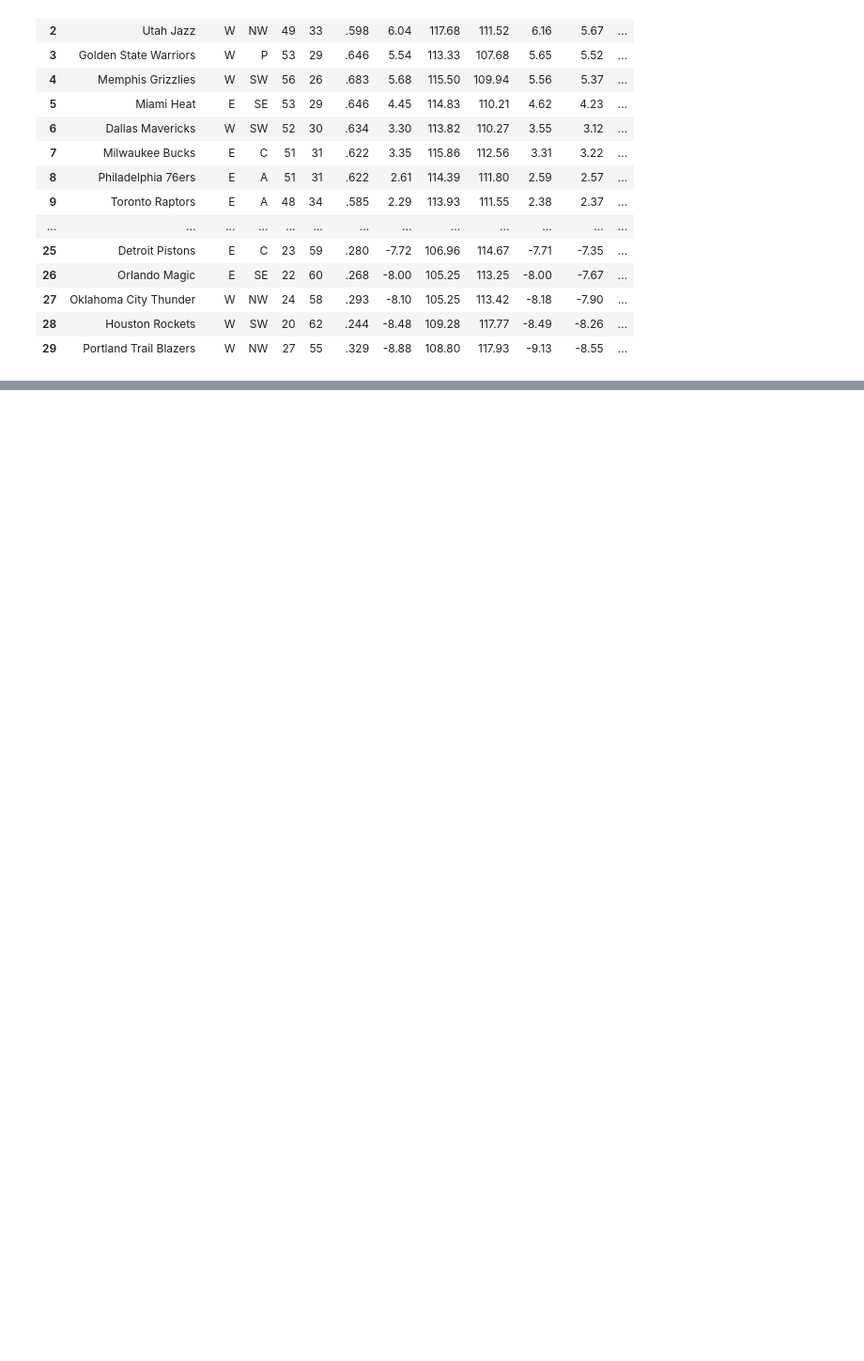
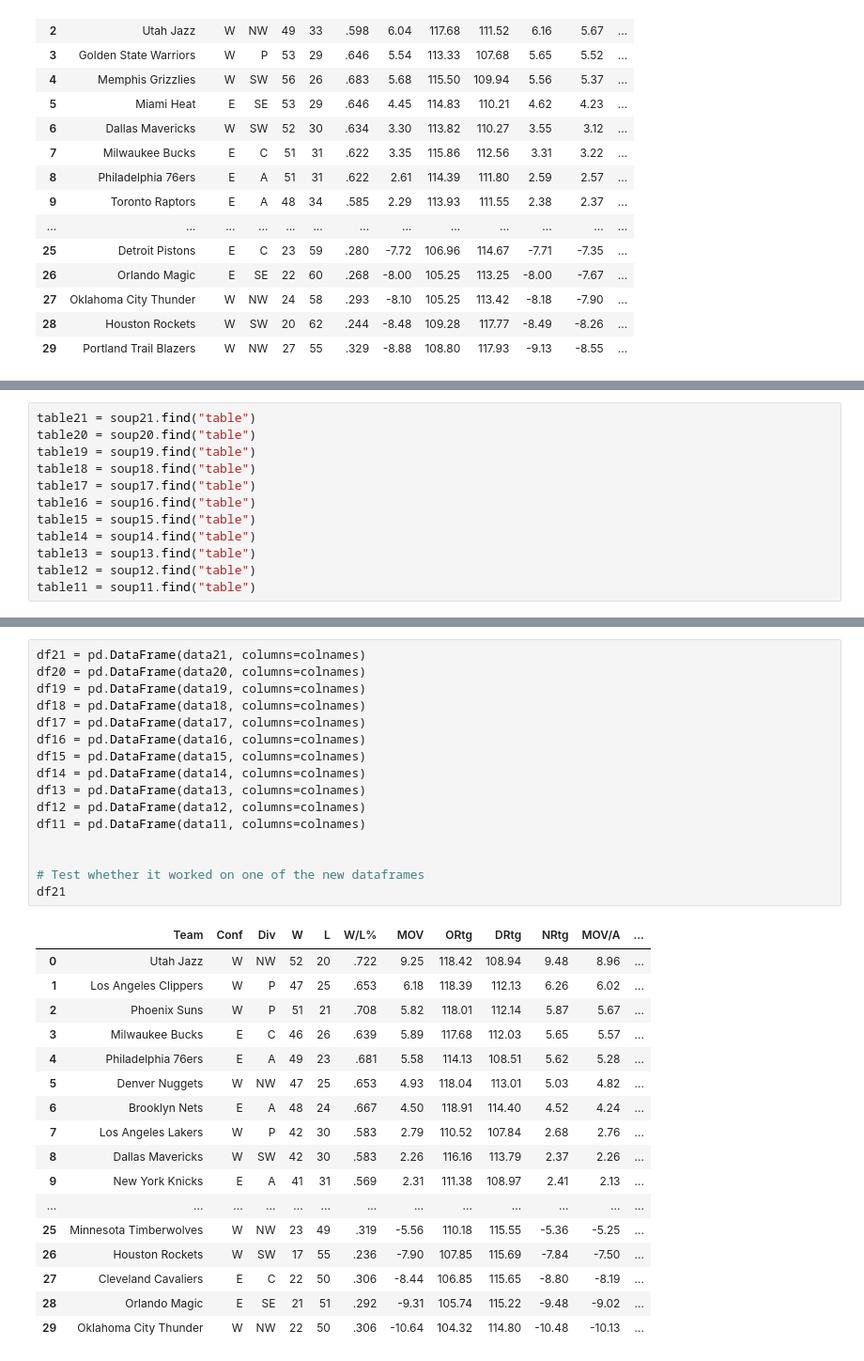
Before and after one commit to friedfab/ProjectDataScience, a Jupyter notebook: Applied Data Science Project.ipynb, the cells around one changed output, grey strips where cells are left out. Shown: that part at 94% size. Drawn from its saved outputs; the diff is of its cells as text; blank space fills up the shorter version.

```diff
--- a/Applied Data Science Project.ipynb
+++ b/Applied Data Science Project.ipynb
@@ -138,0 +167,12 @@ df
+# %%
+table21 = soup21.find("table")
+table20 = soup20.find("table")
+table19 = soup19.find("table")
+table18 = soup18.find("table")
+table17 = soup17.find("table")
+table16 = soup16.find("table")
+table15 = soup15.find("table")
+table14 = soup14.find("table")
+table13 = soup13.find("table")
+table12 = soup12.find("table")
+table11 = soup11.find("table")
@@ -138,0 +278,34 @@ df
+# %%
+df21 = pd.DataFrame(data21, columns=colnames)
+df20 = pd.DataFrame(data20, columns=colnames)
+df19 = pd.DataFrame(data19, columns=colnames)
+df18 = pd.DataFrame(data18, columns=colnames)
+df17 = pd.DataFrame(data17, columns=colnames)
+df16 = pd.DataFrame(data16, columns=colnames)
+df15 = pd.DataFrame(data15, columns=colnames)
+df14 = pd.DataFrame(data14, columns=colnames)
+df13 = pd.DataFrame(data13, columns=colnames)
+df12 = pd.DataFrame(data12, columns=colnames)
+df11 = pd.DataFrame(data11, columns=colnames)
+
+
+# Test whether it worked on one of the new dataframes
+df21
+# %% [output]
+|  | Team | Conf | Div | W | L | W/L% | MOV | ORtg | DRtg | NRtg | MOV/A | ... |
+| 0 | Utah Jazz | W | NW | 52 | 20 | .722 | 9.25 | 118.42 | 108.94 | 9.48 | 8.96 | ... |
+| 1 | Los Angeles Clippers | W | P | 47 | 25 | .653 | 6.18 | 118.39 | 112.13 | 6.26 | 6.02 | ... |
+| 2 | Phoenix Suns | W | P | 51 | 21 | .708 | 5.82 | 118.01 | 112.14 | 5.87 | 5.67 | ... |
+| 3 | Milwaukee Bucks | E | C | 46 | 26 | .639 | 5.89 | 117.68 | 112.03 | 5.65 | 5.57 | ... |
+| 4 | Philadelphia 76ers | E | A | 49 | 23 | .681 | 5.58 | 114.13 | 108.51 | 5.62 | 5.28 | ... |
+| 5 | Denver Nuggets | W | NW | 47 | 25 | .653 | 4.93 | 118.04 | 113.01 | 5.03 | 4.82 | ... |
+| 6 | Brooklyn Nets | E | A | 48 | 24 | .667 | 4.50 | 118.91 | 114.40 | 4.52 | 4.24 | ... |
+| 7 | Los Angeles Lakers | W | P | 42 | 30 | .583 | 2.79 | 110.52 | 107.84 | 2.68 | 2.76 | ... |
+| 8 | Dallas Mavericks | W | SW | 42 | 30 | .583 | 2.26 | 116.16 | 113.79 | 2.37 | 2.26 | ... |
+| 9 | New York Knicks | E | A | 41 | 31 | .569 | 2.31 | 111.38 | 108.97 | 2.41 | 2.13 | ... |
+| ... | ... | ... | ... | ... | ... | ... | ... | ... | ... | ... | ... | ... |
+| 25 | Minnesota Timberwolves | W | NW | 23 | 49 | .319 | -5.56 | 110.18 | 115.55 | -5.36 | -5.25 | ... |
+| 26 | Houston Rockets | W | SW | 17 | 55 | .236 | -7.90 | 107.85 | 115.69 | -7.84 | -7.50 | ... |
+| 27 | Cleveland Cavaliers | E | C | 22 | 50 | .306 | -8.44 | 106.85 | 115.65 | -8.80 | -8.19 | ... |
+| 28 | Orlando Magic | E | SE | 21 | 51 | .292 | -9.31 | 105.74 | 115.22 | -9.48 | -9.02 | ... |
+| 29 | Oklahoma City Thunder | W | NW | 22 | 50 | .306 | -10.64 | 104.32 | 114.80 | -10.48 | -10.13 | ... |
```
Also changed, not shown: parts of 5 cells of this notebook.
